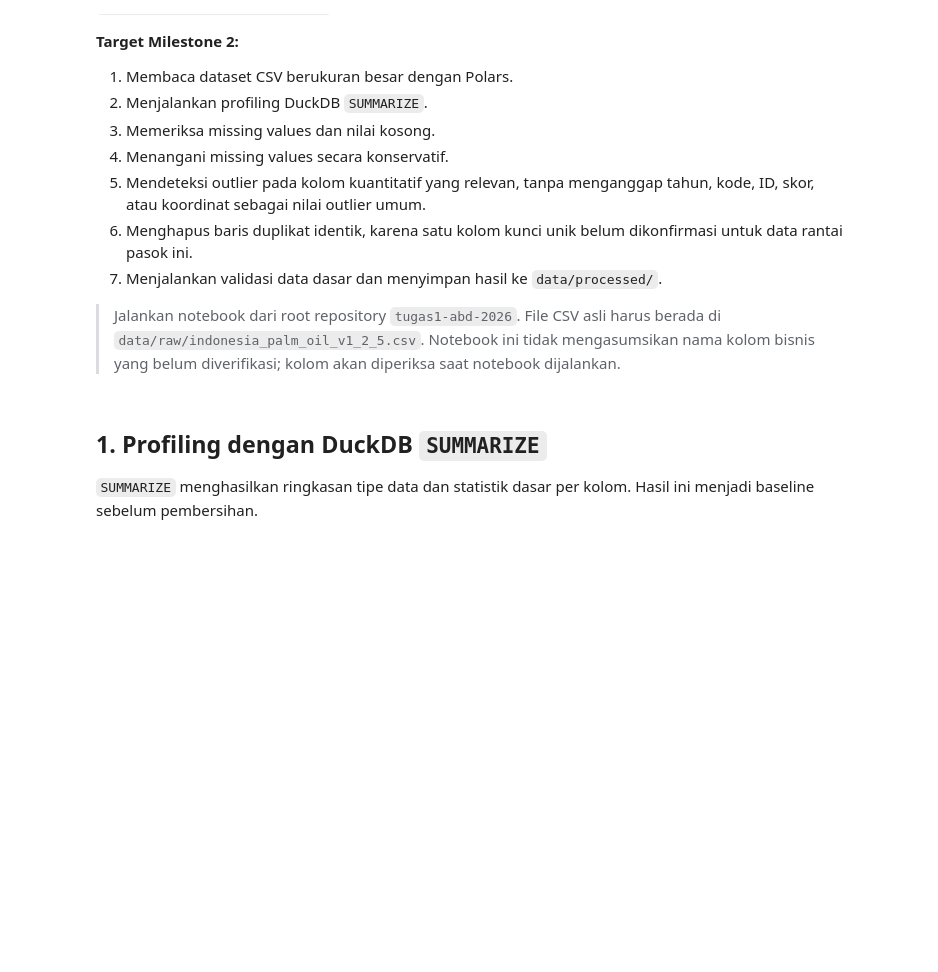
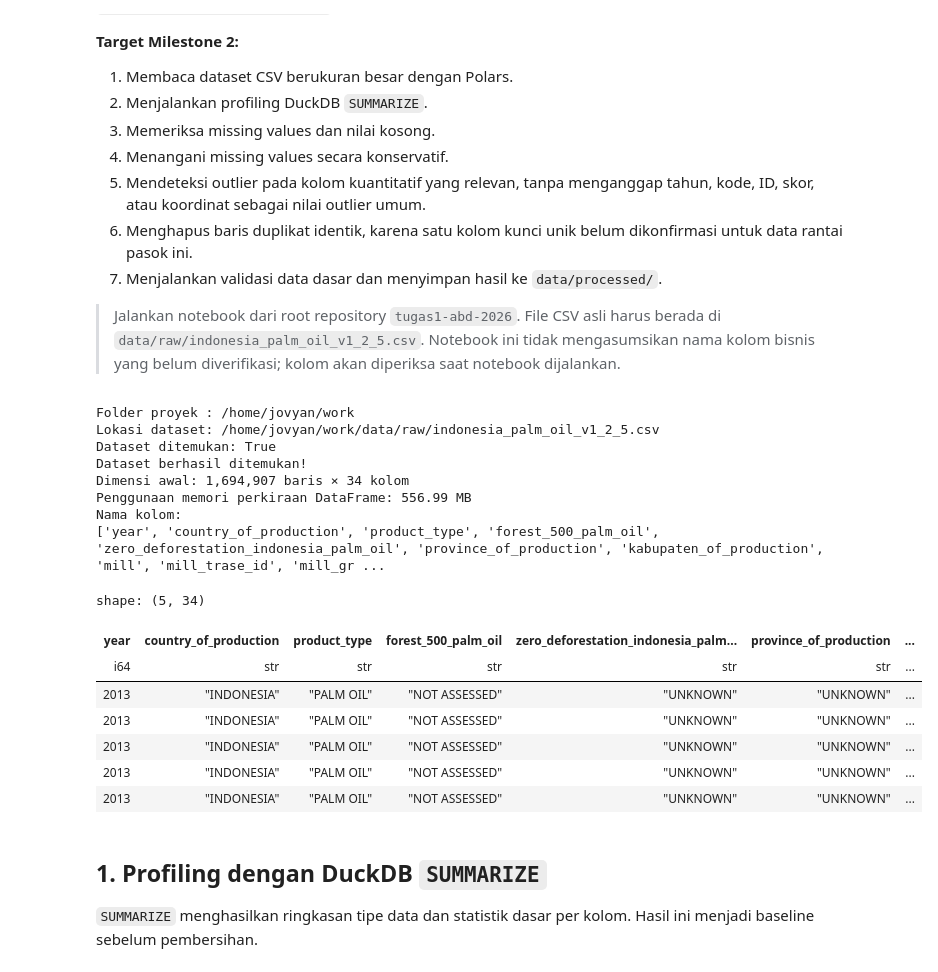
Before and after one commit to FahreliaYesha/tugas1-abd-2026, a Jupyter notebook: notebooks/02_data_cleaning.ipynb, the cells around one changed output. Drawn from its saved outputs; the diff is of its cells as text; code cells hidden in the pictures; blank space fills up the shorter version.

```diff
--- a/notebooks/02_data_cleaning.ipynb
+++ b/notebooks/02_data_cleaning.ipynb
@@ -14,41 +14,78 @@ Notebook ini disesuaikan untuk dataset **Indonesia Palm Oil Supply Chain** dari
 
 > Jalankan notebook dari root repository `tugas1-abd-2026`. File CSV asli harus berada di `data/raw/indonesia_palm_oil_v1_2_5.csv`. Notebook ini tidak mengasumsikan nama kolom bisnis yang belum diverifikasi; kolom akan diperiksa saat notebook dijalankan.
 # %%
+
 from pathlib import Path
-import re
-import duckdb
 import polars as pl
 
-PROJECT_ROOT = Path.cwd().resolve()
-DATA_PATH = PROJECT_ROOT / "data" / "raw" / "indonesia_palm_oil_v1_2_5.csv"
-OUTPUT_PATH = PROJECT_ROOT / "data" / "processed" / "indonesia_palm_oil_bersih.parquet"
-REPORT_PATH = PROJECT_ROOT / "data" / "processed" / "ringkasan_cleaning.txt"
+# Folder utama proyek
+PROJECT_ROOT = Path.cwd()
+
+# Jika notebook dijalankan dari folder notebooks,
+# naik satu tingkat ke folder utama proyek.
+if PROJECT_ROOT.name == "notebooks":
+    PROJECT_ROOT = PROJECT_ROOT.parent
+
+# Lokasi dataset dan output
+DATA_PATH = (
+    PROJECT_ROOT
+    / "data"
+    / "raw"
+    / "indonesia_palm_oil_v1_2_5.csv"
+)
+
+OUTPUT_DIR = PROJECT_ROOT / "data" / "processed"
+OUTPUT_PATH = OUTPUT_DIR / "indonesia_palm_oil_bersih.parquet"
+REPORT_PATH = OUTPUT_DIR / "ringkasan_cleaning.txt"
+
+# Pastikan folder output tersedia
+OUTPUT_DIR.mkdir(parents=True, exist_ok=True)
+
+# Periksa dataset
+print("Folder proyek :", PROJECT_ROOT)
+print("Lokasi dataset:", DATA_PATH)
+print("Dataset ditemukan:", DATA_PATH.exists())
 
 if not DATA_PATH.exists():
     raise FileNotFoundError(
-        f"Dataset tidak ditemukan: {DATA_PATH}\n"
-        "Pastikan file CSV Trase sudah diletakkan di folder data/raw/."
+        f"Dataset tidak ditemukan: {DATA_PATH}"
     )
 
-print(f"File input : {DATA_PATH}")
-print(f"Ukuran file: {DATA_PATH.stat().st_size / (1024**2):,.2f} MB")
+print("Dataset berhasil ditemukan!")
 
 # Baca CSV menggunakan Polars. infer_schema_length yang cukup besar membantu
 # Polars mengenali tipe data pada dataset besar tanpa membaca seluruh file untuk inferensi.
 df = pl.read_csv(
     DATA_PATH,
     infer_schema_length=10_000,
     try_parse_dates=False,
     ignore_errors=False,
     low_memory=True,
     null_values=["", "NA", "N/A", "NULL", "null", "None"],
 )
 
 print(f"Dimensi awal: {df.height:,} baris × {df.width} kolom")
 print(f"Penggunaan memori perkiraan DataFrame: {df.estimated_size('mb'):,.2f} MB")
 print("Nama kolom:")
 print(df.columns)
 df.head()
+# %% [output]
+Folder proyek : /home/jovyan/work
+Lokasi dataset: /home/jovyan/work/data/raw/indonesia_palm_oil_v1_2_5.csv
+Dataset ditemukan: True
+Dataset berhasil ditemukan!
+Dimensi awal: 1,694,907 baris × 34 kolom
+Penggunaan memori perkiraan DataFrame: 556.99 MB
+Nama kolom:
+['year', 'country_of_production', 'product_type', 'forest_500_palm_oil', 'zero_deforestation_indonesia_palm_oil', 'province_of_production', 'kabupaten_of_production', 'mill', 'mill_trase_id', 'mill_gr ...
+shape: (5, 34)
+| year | country_of_production | product_type | forest_500_palm_oil | zero_deforestation_indonesia_palm... | province_of_production | ... |
+| i64 | str | str | str | str | str | ... |
+| 2013 | "INDONESIA" | "PALM OIL" | "NOT ASSESSED" | "UNKNOWN" | "UNKNOWN" | ... |
+| 2013 | "INDONESIA" | "PALM OIL" | "NOT ASSESSED" | "UNKNOWN" | "UNKNOWN" | ... |
+| 2013 | "INDONESIA" | "PALM OIL" | "NOT ASSESSED" | "UNKNOWN" | "UNKNOWN" | ... |
+| 2013 | "INDONESIA" | "PALM OIL" | "NOT ASSESSED" | "UNKNOWN" | "UNKNOWN" | ... |
+| 2013 | "INDONESIA" | "PALM OIL" | "NOT ASSESSED" | "UNKNOWN" | "UNKNOWN" | ... |
 # %% [markdown]
 ## 1. Profiling dengan DuckDB `SUMMARIZE`
 
```
Also changed, not shown: parts of 4 cells of this notebook.
